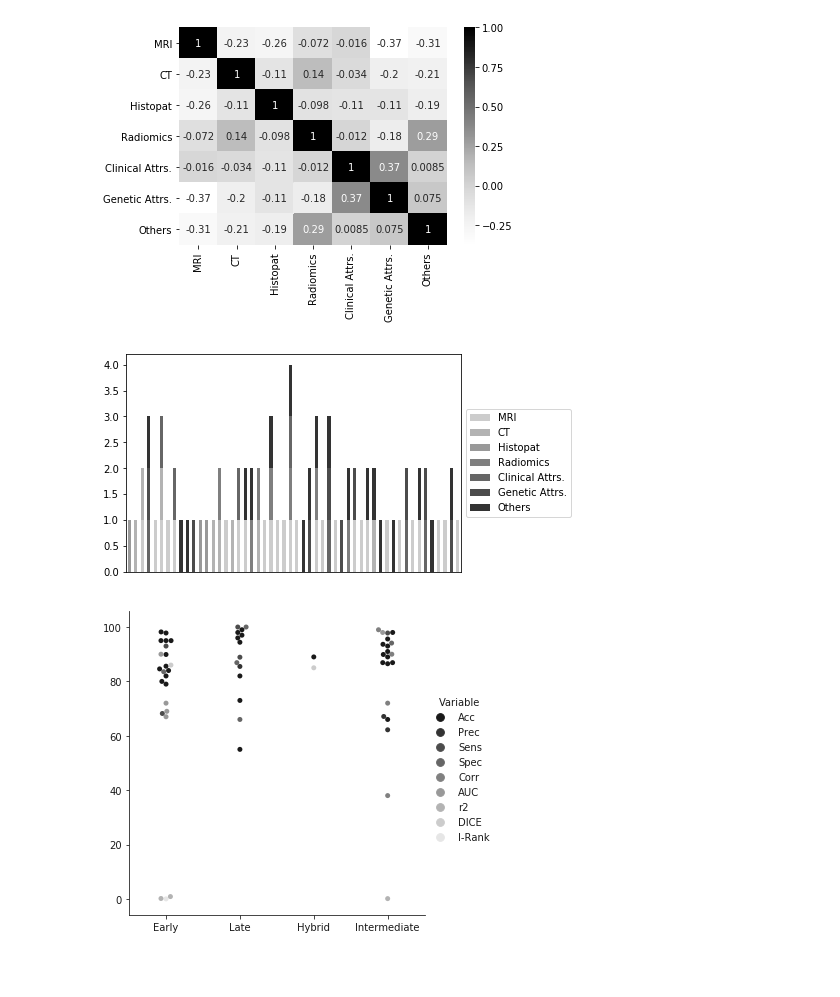
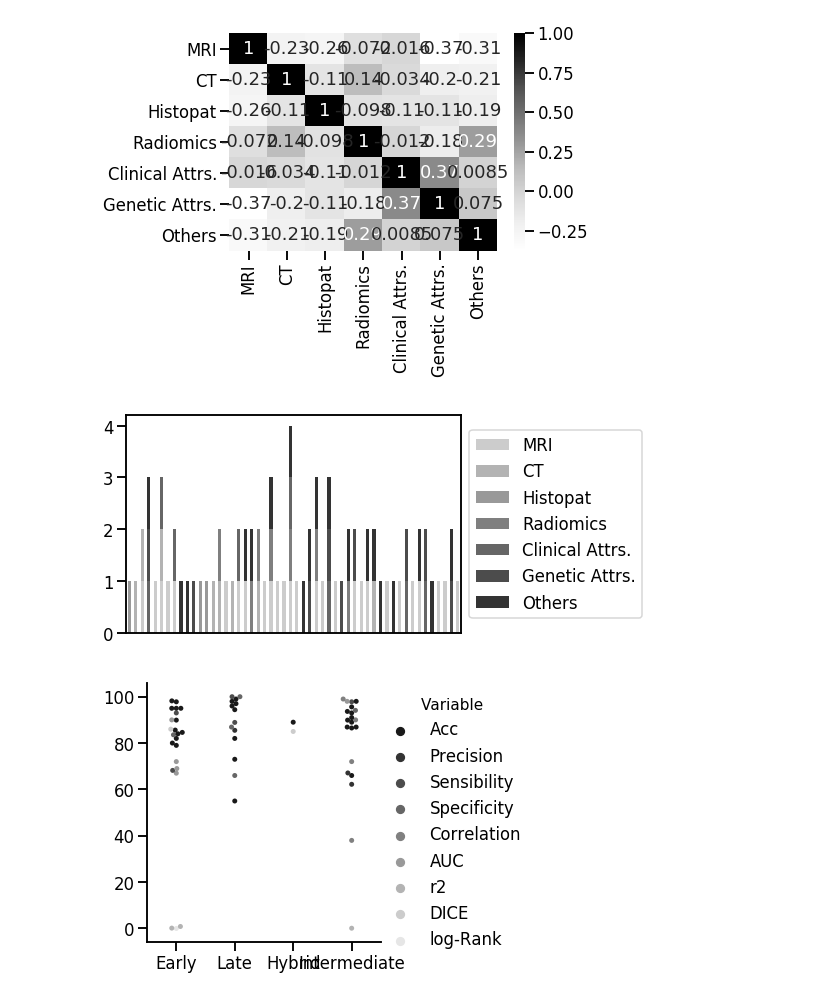
Before and after one commit to amenegotto/pyLiver, a Jupyter notebook: notebook/charts2019.ipynb, the cells around one changed output. Saved outputs shown, nothing was run; the diff lists cells and outputs as text; code cells hidden in the pictures; blank space fills up the shorter version.

Commit message:
Charts

```diff
--- a/notebook/charts2019.ipynb
+++ b/notebook/charts2019.ipynb
@@ -6,6 +6,7 @@ import matplotlib.pyplot as plt
 import seaborn as sns
 
 sns.set_color_codes("pastel")
+sns.set_context('talk')  #Everything is larger
 # %%
 obj_df = pd.read_csv('/home/amenegotto/Downloads/Artigos Coletados - Objetivos.csv')
 obj = sns.barplot(data= obj_df, color='black',
@@ -81,7 +82,7 @@ ax = sns.heatmap(inputs_df.corr(), annot=True, cmap="Greys")
 fig = ax.get_figure()
 fig.savefig('/tmp/correlation_inputs.eps', format='eps', bbox_inches='tight')
 # %% [output]
-[figure, old version]
+[figure, new version]
 # %%
 inputs_df = pd.read_csv('/home/amenegotto/Downloads/Artigos Coletados - Inputs.csv')
 color = plt.cm.gist_yarg(np.linspace(0.2, 0.8, 7))
@@ -93,19 +94,19 @@ plt.xticks([])
 plt.legend(loc='center left', bbox_to_anchor=(1.0, 0.5))
 plt.savefig('/tmp/chart_multi_inputs.eps', format='eps', bbox_inches='tight')
 # %% [output]
-[figure, old version]
+[figure, new version]
 # %%
-inputs_df = pd.read_csv('c:/users/hp/Downloads/Artigos Coletados - Sheet17.csv')
+inputs_df = pd.read_csv('/home/amenegotto/Downloads/Artigos Coletados - Sheet17.csv')
 tidy = inputs_df.melt(id_vars='Fusion').rename(columns=str.title)
 fusao = sns.catplot(data= tidy, x='Fusion', y= 'Value', hue= 'Variable', palette='gist_gray', kind="swarm")
 
 fusao.set(xlabel='', ylabel='')
 #cur_axes = fusao.gca()
 #cur_axes.axes.get_xaxis().set_visible(False)
 #cur_axes.axes.get_yaxis().set_visible(False)
 
 #fusao.set_xlabel('')
 #fusao.set_ylabel('')
-fusao.savefig('c:/temp/result_fusion.eps', format='eps', bbox_inches='tight')
+fusao.savefig('/tmp/result_fusion.eps', format='eps', bbox_inches='tight')
 # %% [output]
-[figure, old version]
+[figure, new version]
```
Also changed, not shown: parts of 6 cells of this notebook.
